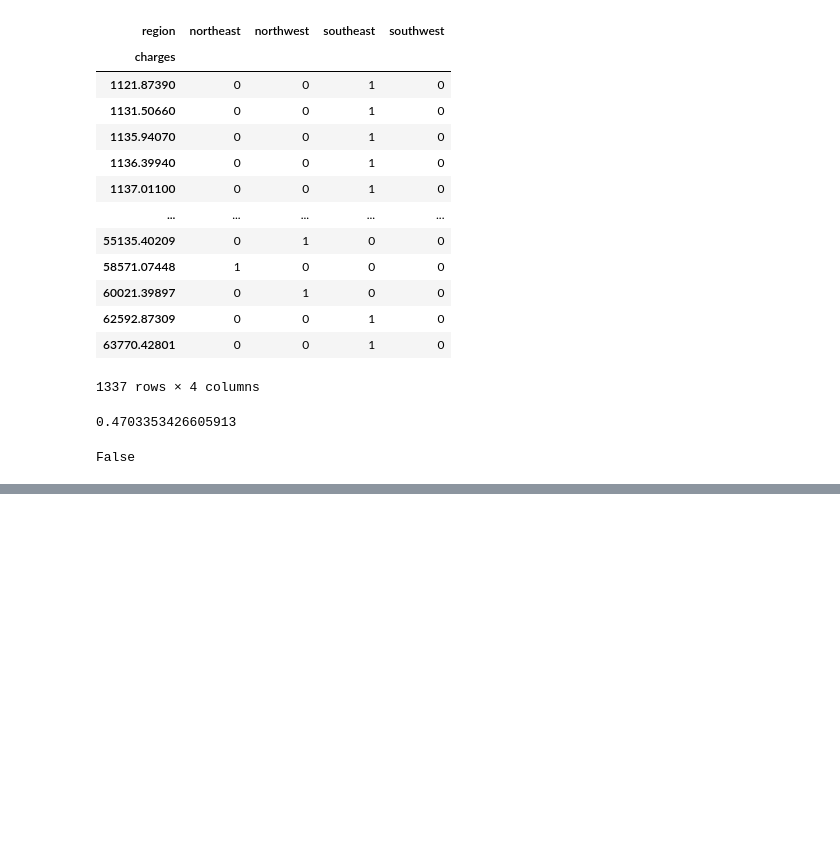
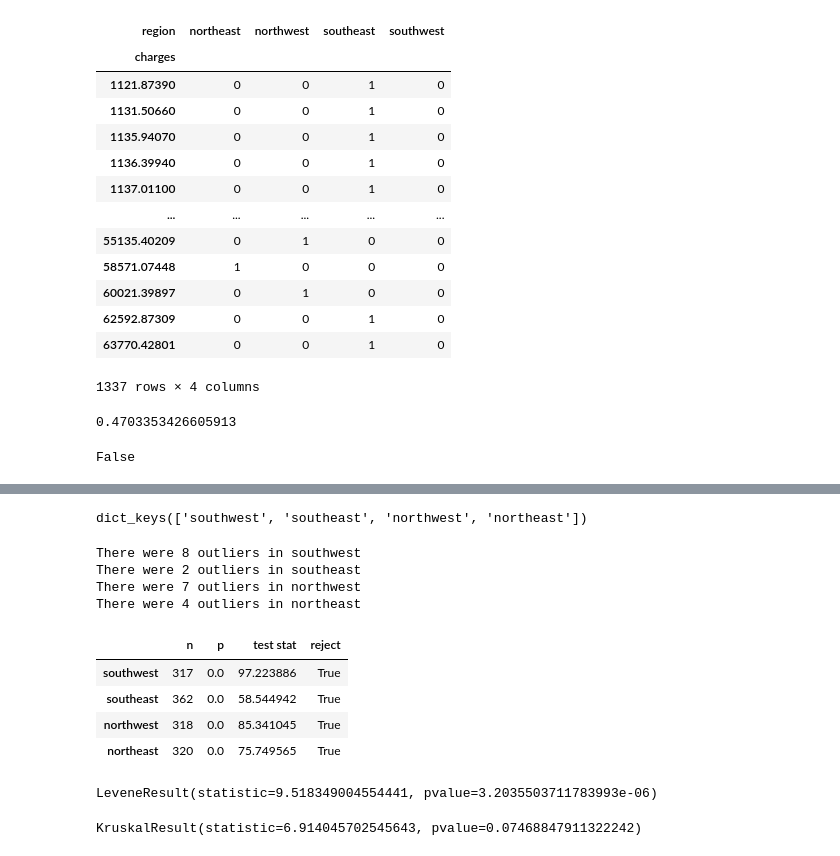
Before and after one commit to Metalface-code/Hypothesis-Testing-and-Distributions, a Jupyter notebook: Hypothesis Testing with Insurance Data.ipynb, the cells around one changed output, grey strips where cells are left out. Saved outputs shown, nothing was run; the diff lists cells and outputs as text; code cells hidden in the pictures; blank space fills up the shorter version.

```diff
--- a/Hypothesis Testing with Insurance Data.ipynb
+++ b/Hypothesis Testing with Insurance Data.ipynb
@@ -128,0 +174,64 @@ I am rejecting the 3rd questions's hypothesis due to the above results shown
+# %%
+groups = {}
+## Loop through all unique categories
+for i in df['region'].unique():
+    ## Get series for group and rename
+    data = df.loc[df['region']==i,'charges'].copy()
+
+    # save into the dictionary
+    groups[i] = data
+groups.keys()
+# %% [output]
+dict_keys(['southwest', 'southeast', 'northwest', 'northeast'])
+# %%
+# dealing with outliers
+groups_cln = {}
+
+## Loop through groups dict
+for region, grp_data in groups.items():
+
+    ## determine if there are any outliers
+    idx_outliers =  np.abs(stats.zscore(grp_data)) > 3
+
+    ## print a statement about how many outliers for which group name
+    print(f"There were {idx_outliers.sum()} outliers in {region}")
+    ## Remove the outiers from data and overwrite the region data in the dict
+
+    grp_data_cln = grp_data[idx_outliers==False]
+
+    groups_cln[region] = grp_data_cln
+# %% [output]
+There were 8 outliers in southwest
+There were 2 outliers in southeast
+There were 7 outliers in northwest
+There were 4 outliers in northeast
+# %%
+# Normalize the data
+norm_results = {}
+for i, data in groups_cln.items():
+    stat, p = stats.normaltest(data)
+    ## save the p val, test statistic, and the size of the group
+    norm_results[i] = {'n': len(data),
+                             'p':p,
+                             'test stat':stat, 'reject': p<.05}
+
+## convert to a dataframe
+norm_results_df = pd.DataFrame(norm_results).T
+norm_results_df
+# %% [output]
+|  | n | p | test stat | reject |
+| southwest | 317 | 0.0 | 97.223886 | True |
+| southeast | 362 | 0.0 | 58.544942 | True |
+| northwest | 318 | 0.0 | 85.341045 | True |
+| northeast | 320 | 0.0 | 75.749565 | True |
+# %%
+## Use Levene's test for equal variance
+stats.levene(*groups_cln.values())
+# %% [output]
+LeveneResult(statistic=9.518349004554441, pvalue=3.2035503711783993e-06)
+# %%
+## Run final test and get p-value
+stats.kruskal(*groups_cln.values())
+# Greater than .05 so we reject the null
+# %% [output]
+KruskalResult(statistic=6.914045702545643, pvalue=0.07468847911322242)
```
Also changed, not shown: parts of 14 cells of this notebook.
